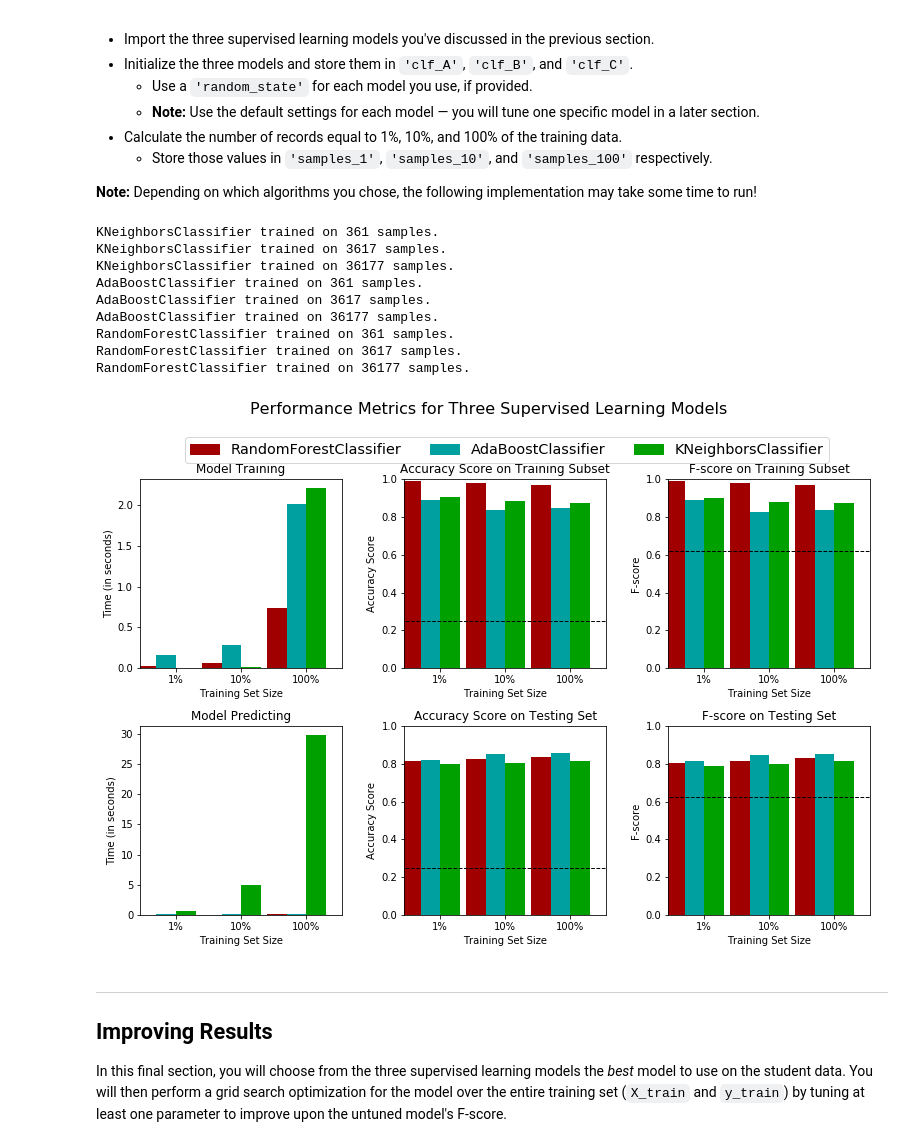
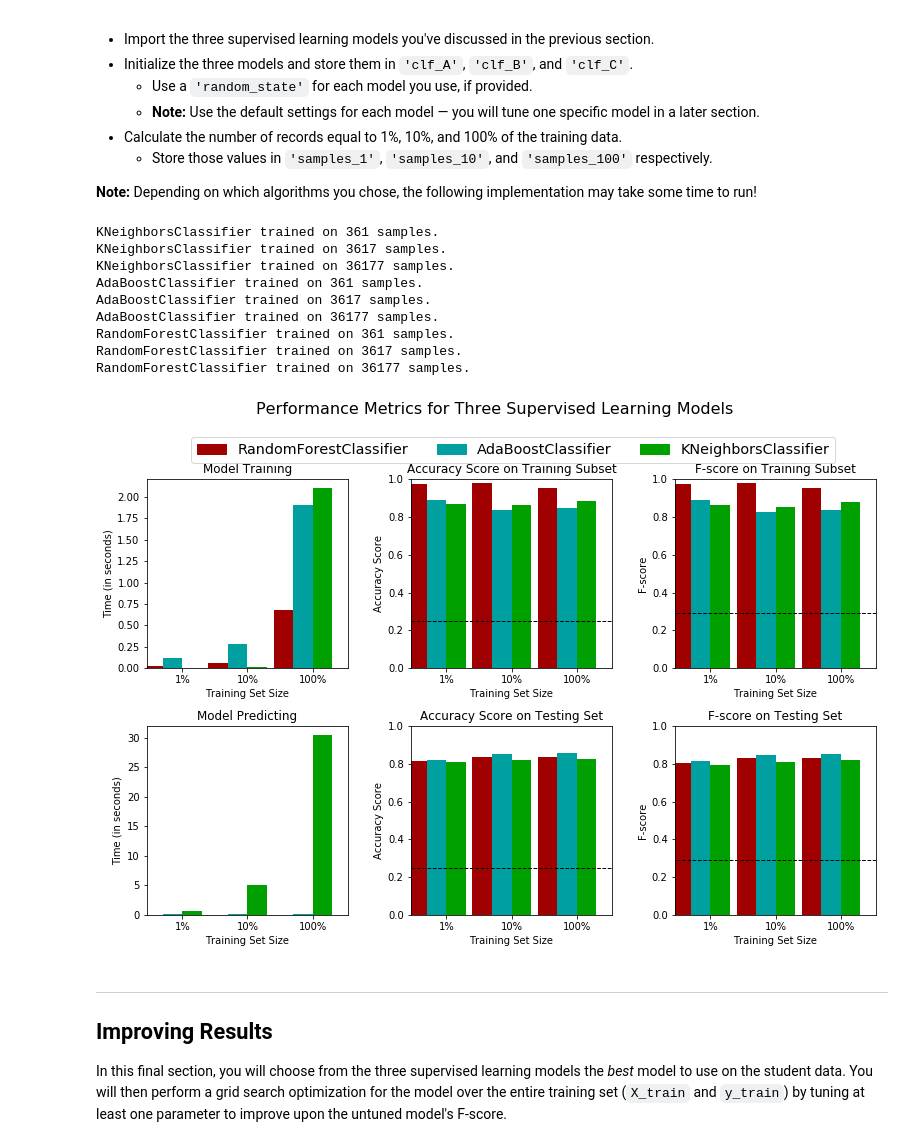
Before and after one commit to fredericoguerra/ML-Udacity-finding_donors, a Jupyter notebook: finding_donors.ipynb, the cells around one changed output. Cells and saved outputs as stored; diff of their text form; code cells hidden in the pictures.

```diff
--- a/finding_donors.ipynb
+++ b/finding_donors.ipynb
@@ -242,13 +242,15 @@ FN = 0 # No predicted negatives in the naive case
 
 # TODO: Calculate accuracy, precision and recall
 accuracy = TP/len(income)
-recall = TP/(TP+FP)
-precision = TP/(TP+FN)
+recall = TP/(TP+FN)
+precision = TP/(TP+FP)
 
 # TODO: Calculate F-score using the formula above for beta = 0.5 and correct values for precision and recall.
 beta = 0.5
 fscore = (1 + beta**2)*(precision*recall/((beta**2*precision) + recall))
 
+assert accuracy == precision
+
 # Print the results
 print("Naive Predictor: [Accuracy score: {:.4f}, F-score: {:.4f}]".format(accuracy, fscore))
 # %% [output]
@@ -409,39 +411,39 @@ from sklearn.neighbors import KNeighborsClassifier
 from sklearn.ensemble import RandomForestClassifier, AdaBoostClassifier
 
 # TODO: Initialize the three models
-clf_A = KNeighborsClassifier(n_neighbors=3)
-clf_B = AdaBoostClassifier()
-clf_C = RandomForestClassifier()
+clf_A = KNeighborsClassifier()
+clf_B = AdaBoostClassifier(random_state = 41)
+clf_C = RandomForestClassifier(random_state = 41)
 
 # TODO: Calculate the number of samples for 1%, 10%, and 100% of the training data
 # HINT: samples_100 is the entire training set i.e. len(y_train)
 # HINT: samples_10 is 10% of samples_100 (ensure to set the count of the values to be `int` and not `float`)
 # HINT: samples_1 is 1% of samples_100 (ensure to set the count of the values to be `int` and not `float`)
 samples_100 = len(y_train)
 samples_10 = int(samples_100/10)
 samples_1 = int(samples_100/100)
 
 # Collect results on the learners
 results = {}
 for clf in [clf_A, clf_B, clf_C]:
     clf_name = clf.__class__.__name__
     results[clf_name] = {}
     for i, samples in enumerate([samples_1, samples_10, samples_100]):
         results[clf_name][i] = train_predict(clf, samples, X_train, y_train, X_test, y_test)
 
 # Run metrics visualization for the three supervised learning models chosen
 vs.evaluate(results, accuracy, fscore)
 # %% [output]
 KNeighborsClassifier trained on 361 samples.
 KNeighborsClassifier trained on 3617 samples.
 KNeighborsClassifier trained on 36177 samples.
 AdaBoostClassifier trained on 361 samples.
 AdaBoostClassifier trained on 3617 samples.
 AdaBoostClassifier trained on 36177 samples.
 RandomForestClassifier trained on 361 samples.
 RandomForestClassifier trained on 3617 samples.
 RandomForestClassifier trained on 36177 samples.
-[figure, old version]
+[figure, new version]
 # %% [markdown]
 ----
 ## Improving Results
```
Also changed, not shown: parts of 8 cells of this notebook, 1 other file.
